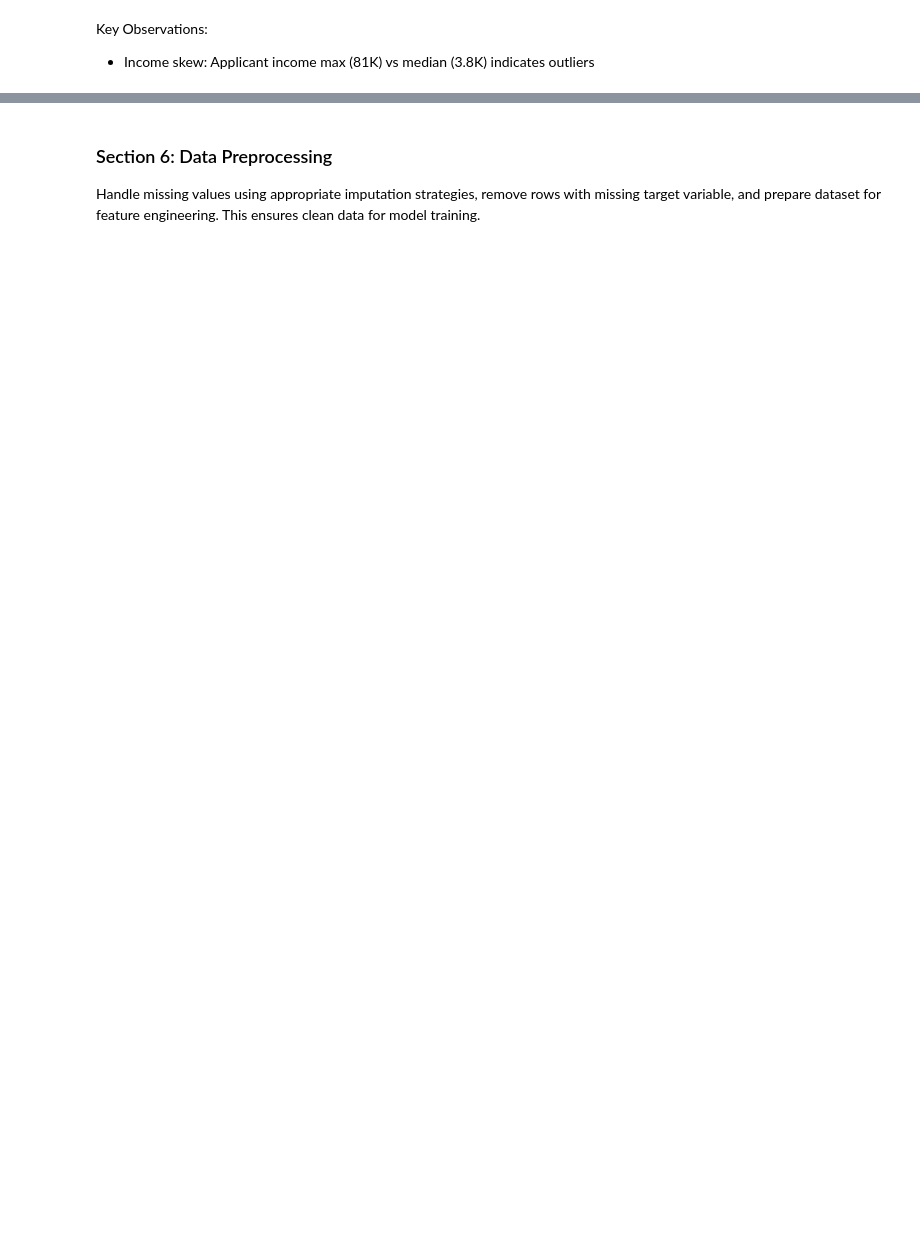
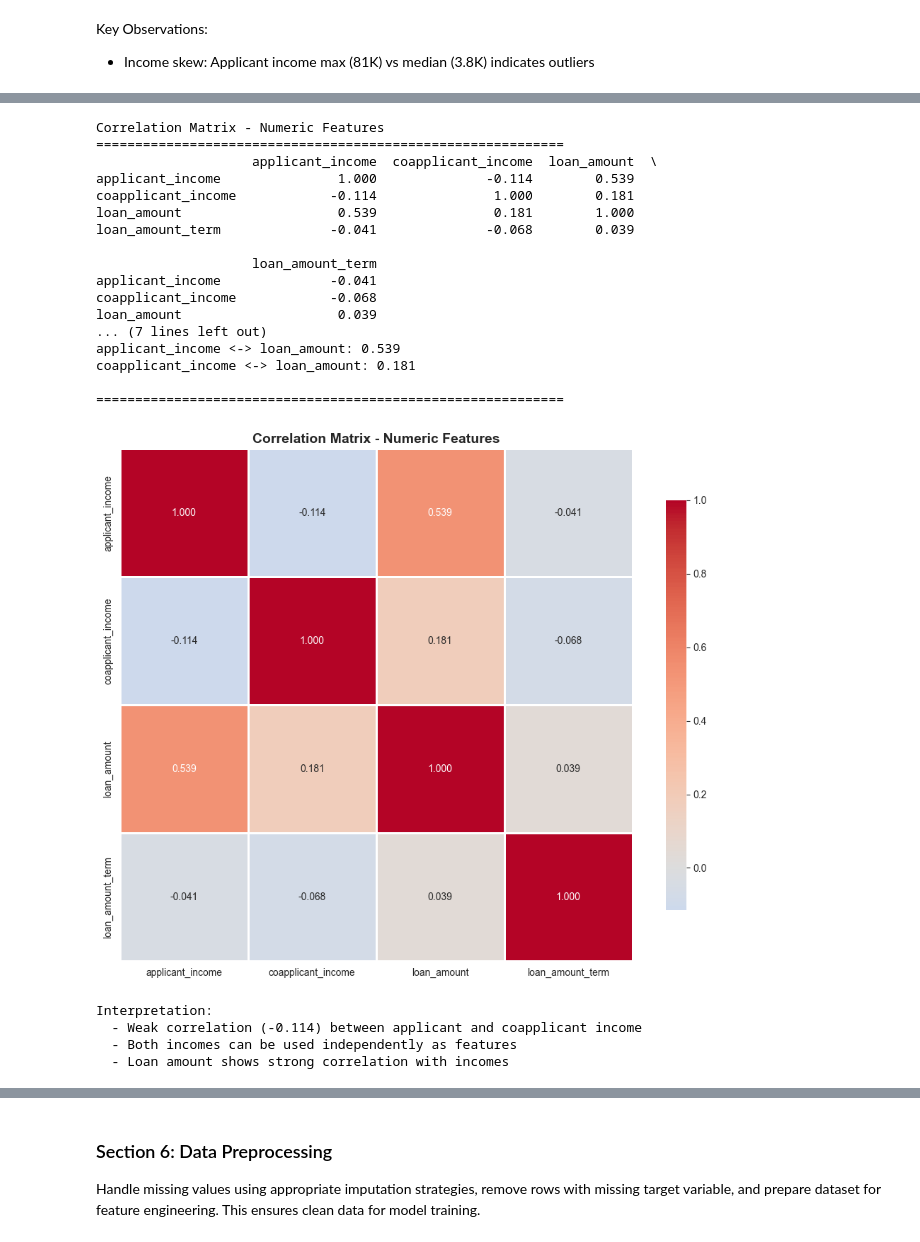
Before and after one commit to albertodiazdurana/loan-approval-prediction, a Jupyter notebook: notebooks/w01_d01_EDA_baseline_models.ipynb, the cells around one changed output, grey strips where cells are left out. Drawn from its saved outputs; the diff is of its cells as text; code cells hidden in the pictures; blank space fills up the shorter version.

```diff
--- a/notebooks/w01_d01_EDA_baseline_models.ipynb
+++ b/notebooks/w01_d01_EDA_baseline_models.ipynb
@@ -249,0 +359,78 @@ Key Observations:
+# %%
+## 5.2 Correlation Analysis
+
+# Calculate correlation matrix for numeric features
+numeric_features = ['applicant_income', 'coapplicant_income', 'loan_amount', 'loan_amount_term']
+correlation_matrix = df[numeric_features].corr()
+
+print("Correlation Matrix - Numeric Features")
+print("=" * 60)
+print(correlation_matrix.round(3))
+
+print("\n" + "=" * 60)
+print("\nKey Correlation Insights:")
+print("-" * 60)
+
+# Specific correlation: applicant_income vs coapplicant_income
+corr_incomes = correlation_matrix.loc['applicant_income', 'coapplicant_income']
+print(f"applicant_income <-> coapplicant_income: {corr_incomes:.3f}")
+
+# Other notable correlations
+corr_app_loan = correlation_matrix.loc['applicant_income', 'loan_amount']
+corr_coapp_loan = correlation_matrix.loc['coapplicant_income', 'loan_amount']
+print(f"applicant_income <-> loan_amount: {corr_app_loan:.3f}")
+print(f"coapplicant_income <-> loan_amount: {corr_coapp_loan:.3f}")
+
+print("\n" + "=" * 60)
+
+# Visualize correlation matrix
+fig, ax = plt.subplots(figsize=(10, 8))
+sns.heatmap(correlation_matrix,
+            annot=True,
+            fmt='.3f',
+            cmap='coolwarm',
+            center=0,
+            square=True,
+            linewidths=1,
+            cbar_kws={"shrink": 0.8},
+            ax=ax)
+ax.set_title('Correlation Matrix - Numeric Features', fontsize=14, fontweight='bold')
+plt.tight_layout()
+plt.savefig(OUTPUTS / 'correlation_matrix.png', dpi=300, bbox_inches='tight')
+plt.show()
+
+print("\nInterpretation:")
+if abs(corr_incomes) < 0.3:
+    print(f"  - Weak correlation ({corr_incomes:.3f}) between applicant and coapplicant income")
+    print("  - Both incomes can be used independently as features")
+elif abs(corr_incomes) < 0.7:
+    print(f"  - Moderate correlation ({corr_incomes:.3f}) between applicant and coapplicant income")
+    print("  - Consider total_income feature engineering")
+else:
+    print(f"  - Strong correlation ({corr_incomes:.3f}) between applicant and coapplicant income")
+    print("  - High multicollinearity - consider feature selection or PCA")
+
+print(f"  - Loan amount shows {'strong' if max(abs(corr_app_loan), abs(corr_coapp_loan)) > 0.5 else 'weak'} correlation with incomes")
+# %% [output]
+Correlation Matrix - Numeric Features
+============================================================
+                    applicant_income  coapplicant_income  loan_amount  \
+applicant_income               1.000              -0.114        0.539
+coapplicant_income            -0.114               1.000        0.181
+loan_amount                    0.539               0.181        1.000
+loan_amount_term              -0.041              -0.068        0.039
+
+                    loan_amount_term
+applicant_income              -0.041
+coapplicant_income            -0.068
+loan_amount                    0.039
+... (7 lines left out)
+applicant_income <-> loan_amount: 0.539
+coapplicant_income <-> loan_amount: 0.181
+
+============================================================
+[figure, added]
+Interpretation:
+  - Weak correlation (-0.114) between applicant and coapplicant income
+  - Both incomes can be used independently as features
+  - Loan amount shows strong correlation with incomes
```
Also changed, not shown: parts of 26 cells of this notebook, 1 other file.
